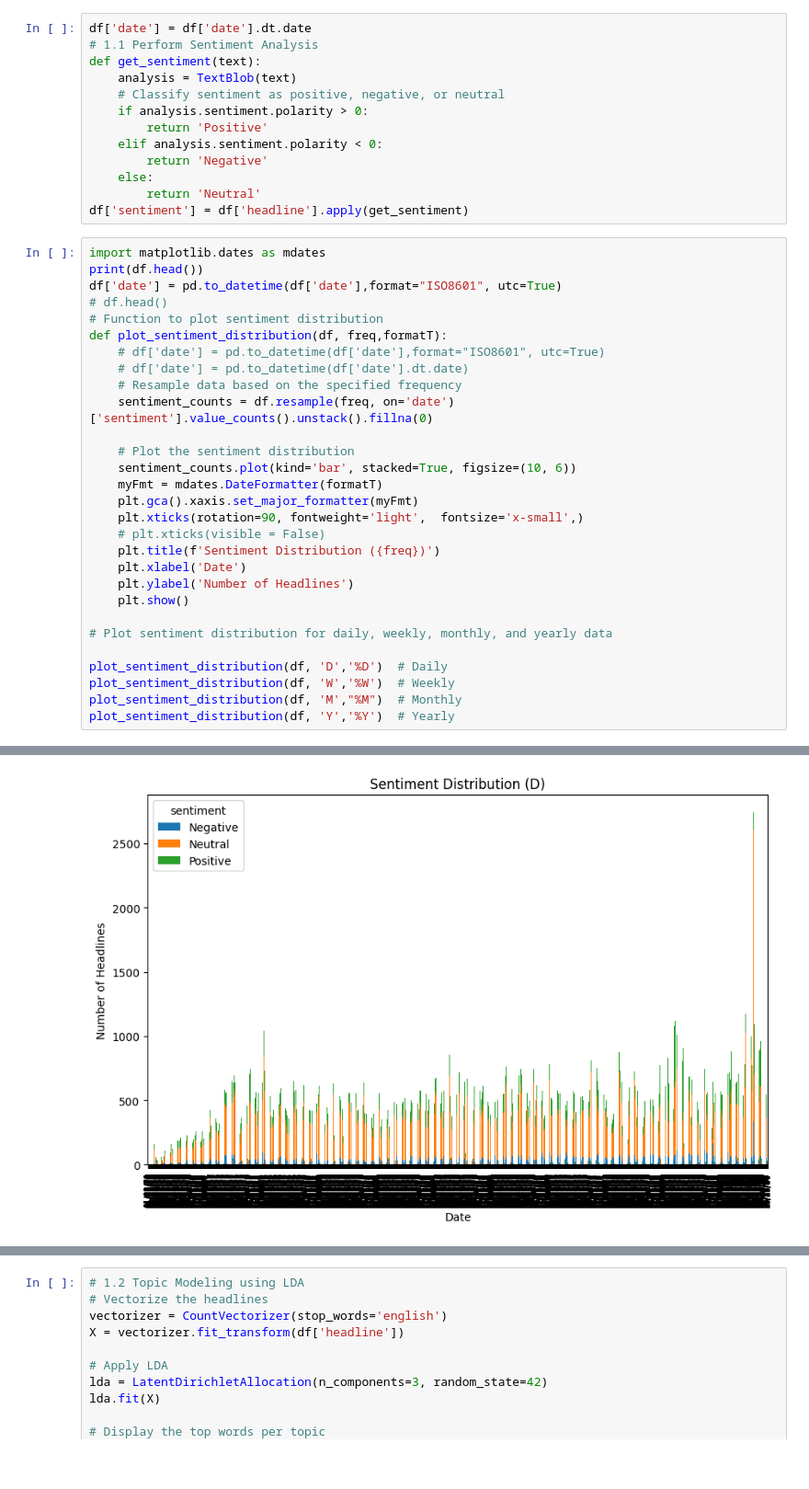
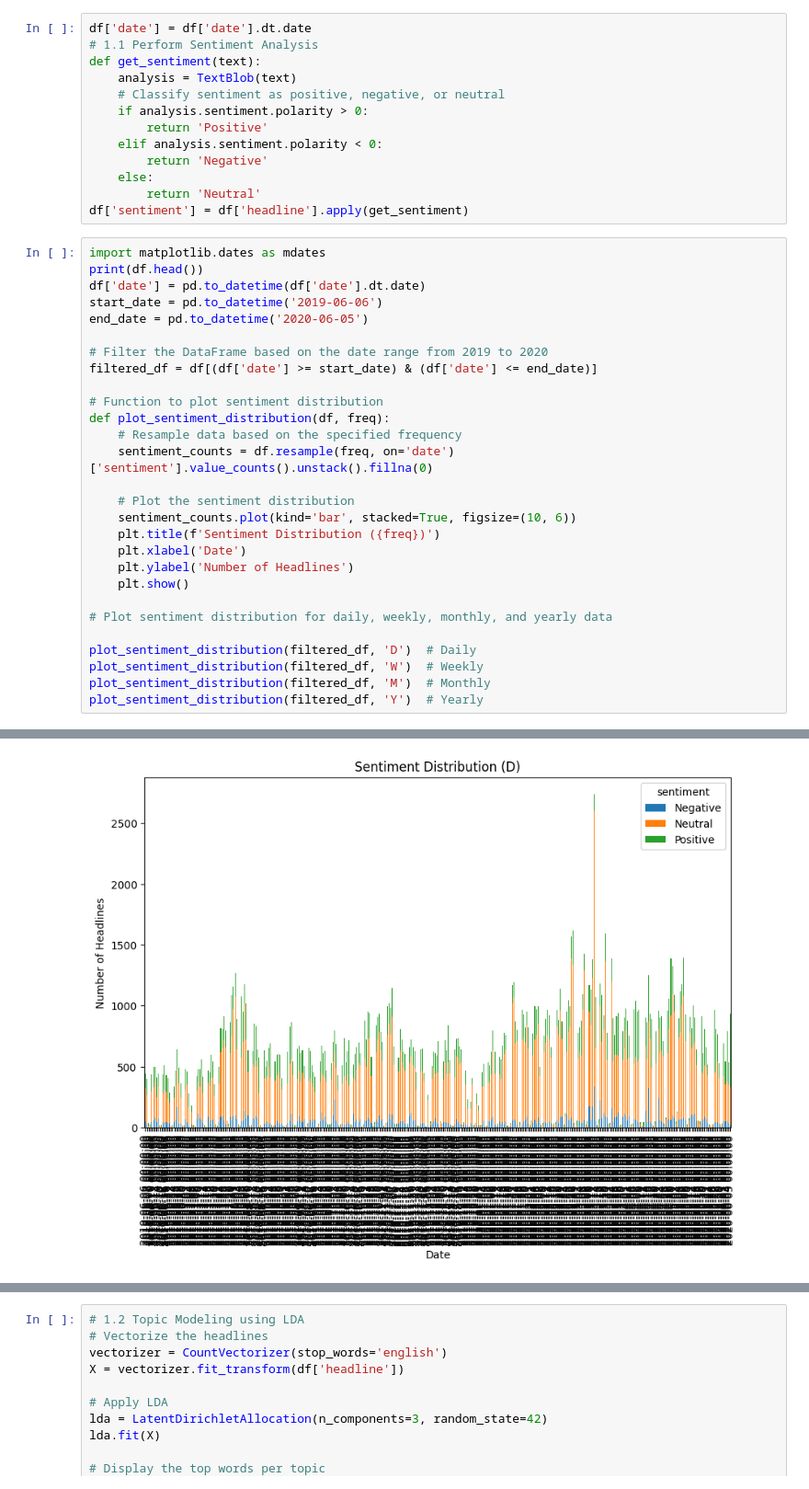
Before and after one commit to dani6566/FNSPID, a Jupyter notebook: Notebooks/sentiment_analysis.ipynb, the cells around one changed output, grey strips where cells are left out. Shown: that part at 92% size. Cells and saved outputs as stored; diff of their text form; blank space fills up the shorter version.

Commit message:
Add new feature to calculate and plot sentiment distribution for daily, weekly, monthly, and yearly data

```diff
--- a/Notebooks/sentiment_analysis.ipynb
+++ b/Notebooks/sentiment_analysis.ipynb
@@ -173,21 +173,20 @@ df['sentiment'] = df['headline'].apply(get_sentiment)
 # %%
 import matplotlib.dates as mdates
 print(df.head())
-df['date'] = pd.to_datetime(df['date'],format="ISO8601", utc=True)
-# df.head()
+df['date'] = pd.to_datetime(df['date'].dt.date)
+start_date = pd.to_datetime('2019-06-06')
+end_date = pd.to_datetime('2020-06-05')
+
+# Filter the DataFrame based on the date range from 2019 to 2020
+filtered_df = df[(df['date'] >= start_date) & (df['date'] <= end_date)]
+
 # Function to plot sentiment distribution
-def plot_sentiment_distribution(df, freq,formatT):
-    # df['date'] = pd.to_datetime(df['date'],format="ISO8601", utc=True)
-    # df['date'] = pd.to_datetime(df['date'].dt.date)
+def plot_sentiment_distribution(df, freq):
     # Resample data based on the specified frequency
     sentiment_counts = df.resample(freq, on='date')['sentiment'].value_counts().unstack().fillna(0)
 
     # Plot the sentiment distribution
     sentiment_counts.plot(kind='bar', stacked=True, figsize=(10, 6))
-    myFmt = mdates.DateFormatter(formatT)
-    plt.gca().xaxis.set_major_formatter(myFmt)
-    plt.xticks(rotation=90, fontweight='light',  fontsize='x-small',)
-    # plt.xticks(visible = False)
     plt.title(f'Sentiment Distribution ({freq})')
     plt.xlabel('Date')
     plt.ylabel('Number of Headlines')
@@ -195,10 +194,10 @@ def plot_sentiment_distribution(df, freq,formatT):
 
 # Plot sentiment distribution for daily, weekly, monthly, and yearly data
 
-plot_sentiment_distribution(df, 'D','%D')  # Daily
-plot_sentiment_distribution(df, 'W','%W')  # Weekly
-plot_sentiment_distribution(df, 'M',"%M")  # Monthly
-plot_sentiment_distribution(df, 'Y','%Y')  # Yearly
+plot_sentiment_distribution(filtered_df, 'D')  # Daily
+plot_sentiment_distribution(filtered_df, 'W')  # Weekly
+plot_sentiment_distribution(filtered_df, 'M')  # Monthly
+plot_sentiment_distribution(filtered_df, 'Y')  # Yearly
 # %% [output]
    Unnamed: 0                                           headline  \
 0           0            Stocks That Hit 52-Week Highs On Friday
@@ -220 +222 @@ plot_sentiment_distribution(df, 'Y','%Y')  # Yearly
-[figure, old version]
+[figure, new version]
```
Also changed, not shown: parts of 1 cell of this notebook.
